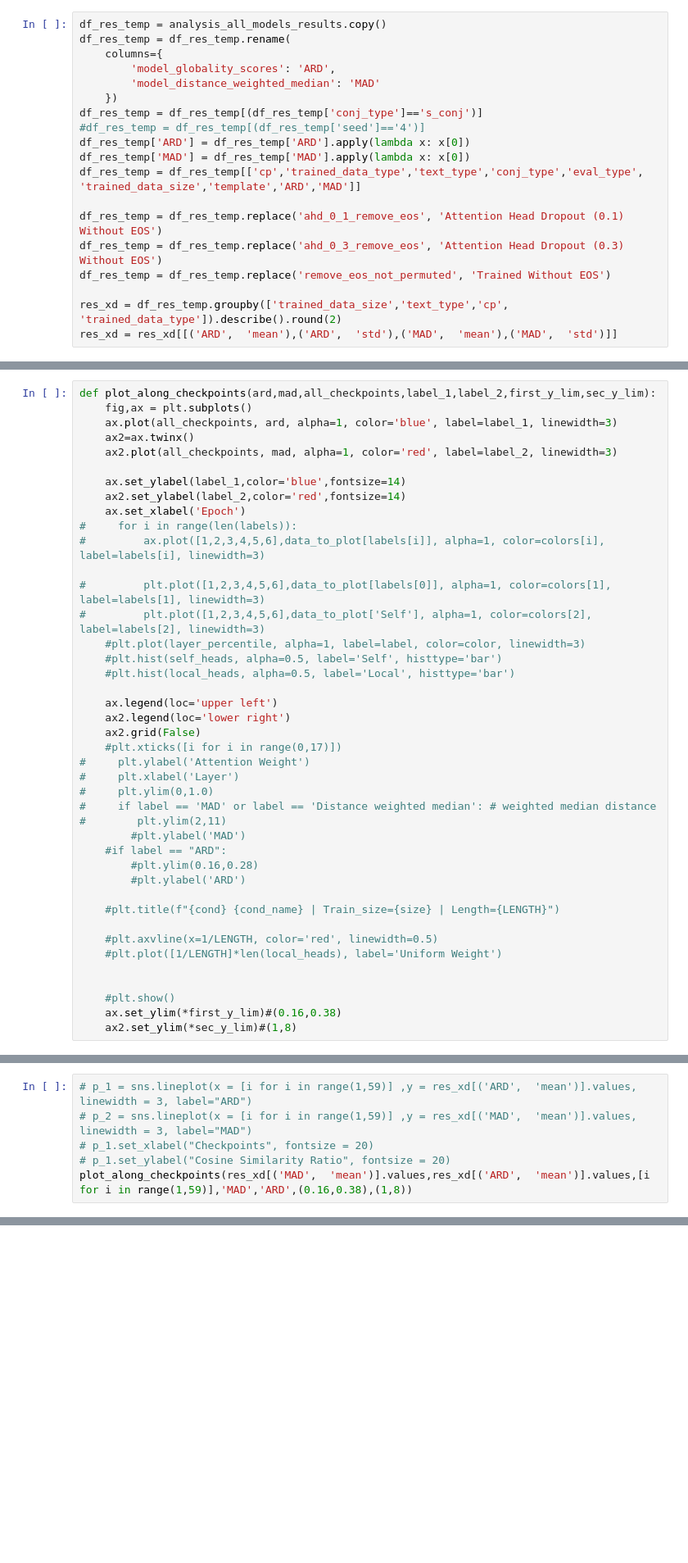
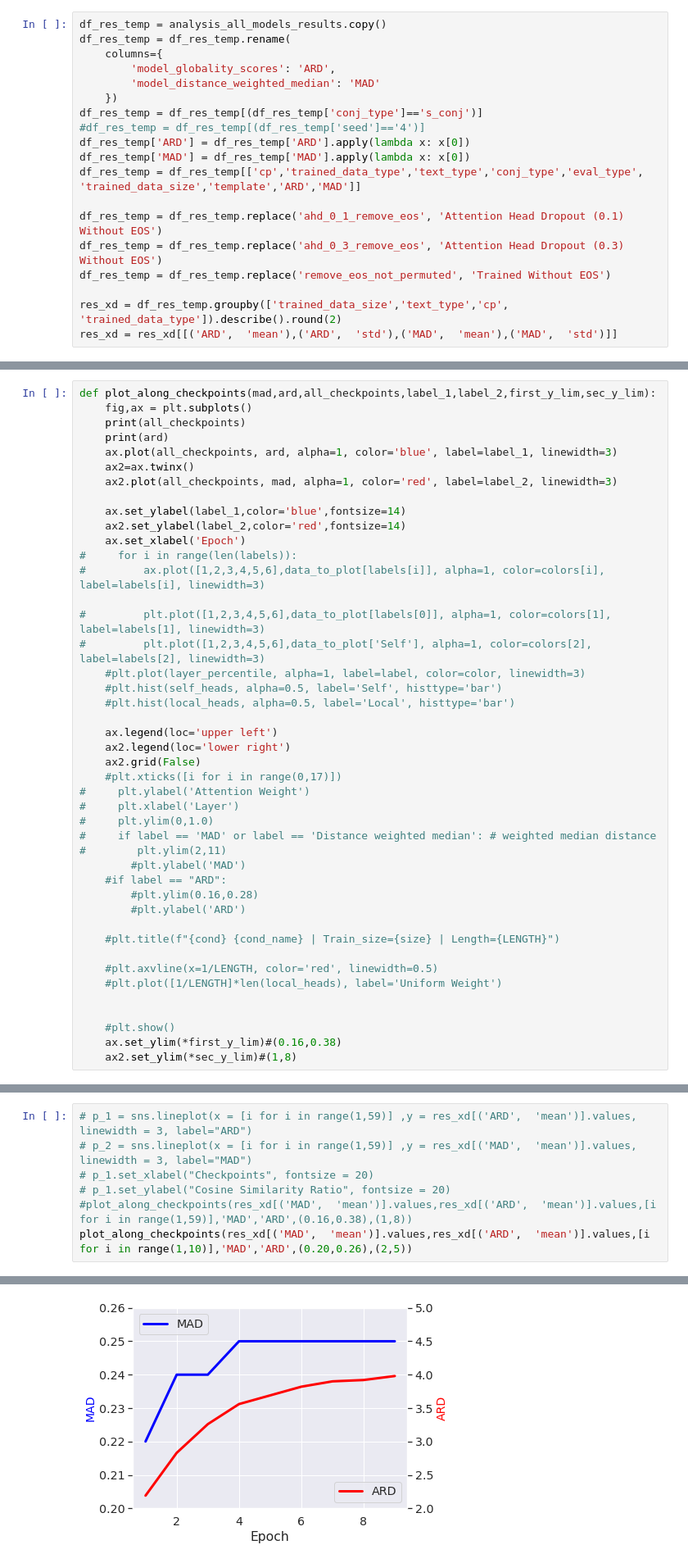
Before and after one commit to itay1itzhak/globality, a Jupyter notebook: Global Attention Metric.ipynb, the cells around one changed output, grey strips where cells are left out. Shown at 82% size. Drawn from its saved outputs; the diff is of its cells as text; blank space fills up the shorter version.

```diff
--- a/Global Attention Metric.ipynb
+++ b/Global Attention Metric.ipynb
@@ -495,6 +466,8 @@ res_xd
 # %%
-def plot_along_checkpoints(ard,mad,all_checkpoints,label_1,label_2,first_y_lim,sec_y_lim):
+def plot_along_checkpoints(mad,ard,all_checkpoints,label_1,label_2,first_y_lim,sec_y_lim):
     fig,ax = plt.subplots()
+    print(all_checkpoints)
+    print(ard)
     ax.plot(all_checkpoints, ard, alpha=1, color='blue', label=label_1, linewidth=3)
     ax2=ax.twinx()
     ax2.plot(all_checkpoints, mad, alpha=1, color='red', label=label_2, linewidth=3)
@@ -539,5 +517,6 @@ def plot_along_checkpoints(ard,mad,all_checkpoints,label_1,label_2,first_y_lim,s
 # p_2 = sns.lineplot(x = [i for i in range(1,59)] ,y = res_xd[('MAD',  'mean')].values, linewidth = 3, label="MAD")
 # p_1.set_xlabel("Checkpoints", fontsize = 20)
 # p_1.set_ylabel("Cosine Similarity Ratio", fontsize = 20)
-plot_along_checkpoints(res_xd[('MAD',  'mean')].values,res_xd[('ARD',  'mean')].values,[i for i in range(1,59)],'MAD','ARD',(0.16,0.38),(1,8))
+#plot_along_checkpoints(res_xd[('MAD',  'mean')].values,res_xd[('ARD',  'mean')].values,[i for i in range(1,59)],'MAD','ARD',(0.16,0.38),(1,8))
+plot_along_checkpoints(res_xd[('MAD',  'mean')].values,res_xd[('ARD',  'mean')].values,[i for i in range(1,10)],'MAD','ARD',(0.20,0.26),(2,5))
 # %% [output]
@@ -545,3 +525,4 @@ KeyError: ('MAD', 'mean')
+[figure, added]
 # %% [markdown]
 ### Histograms
 # %%
```
Also changed, not shown: parts of 9 cells of this notebook, 1 other file.
